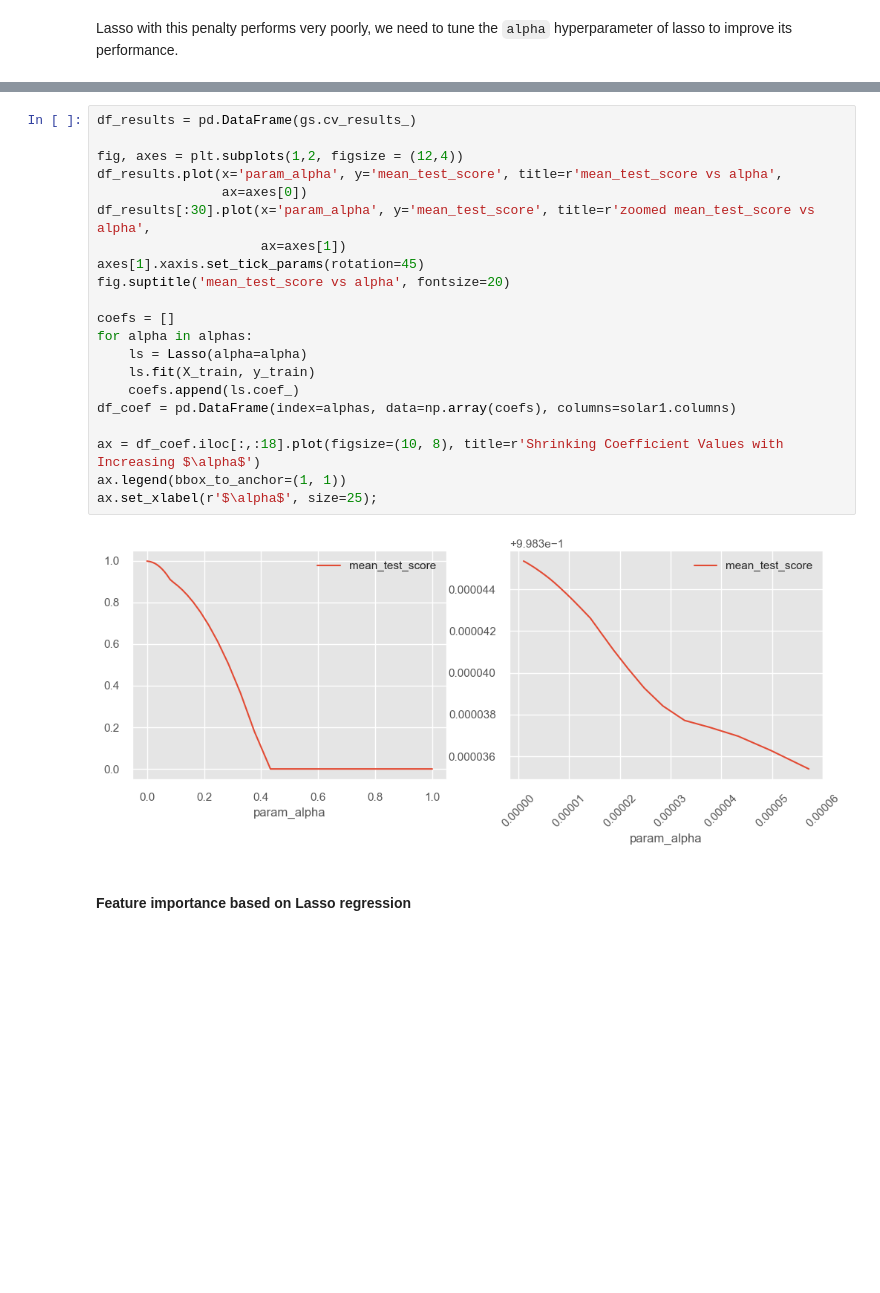
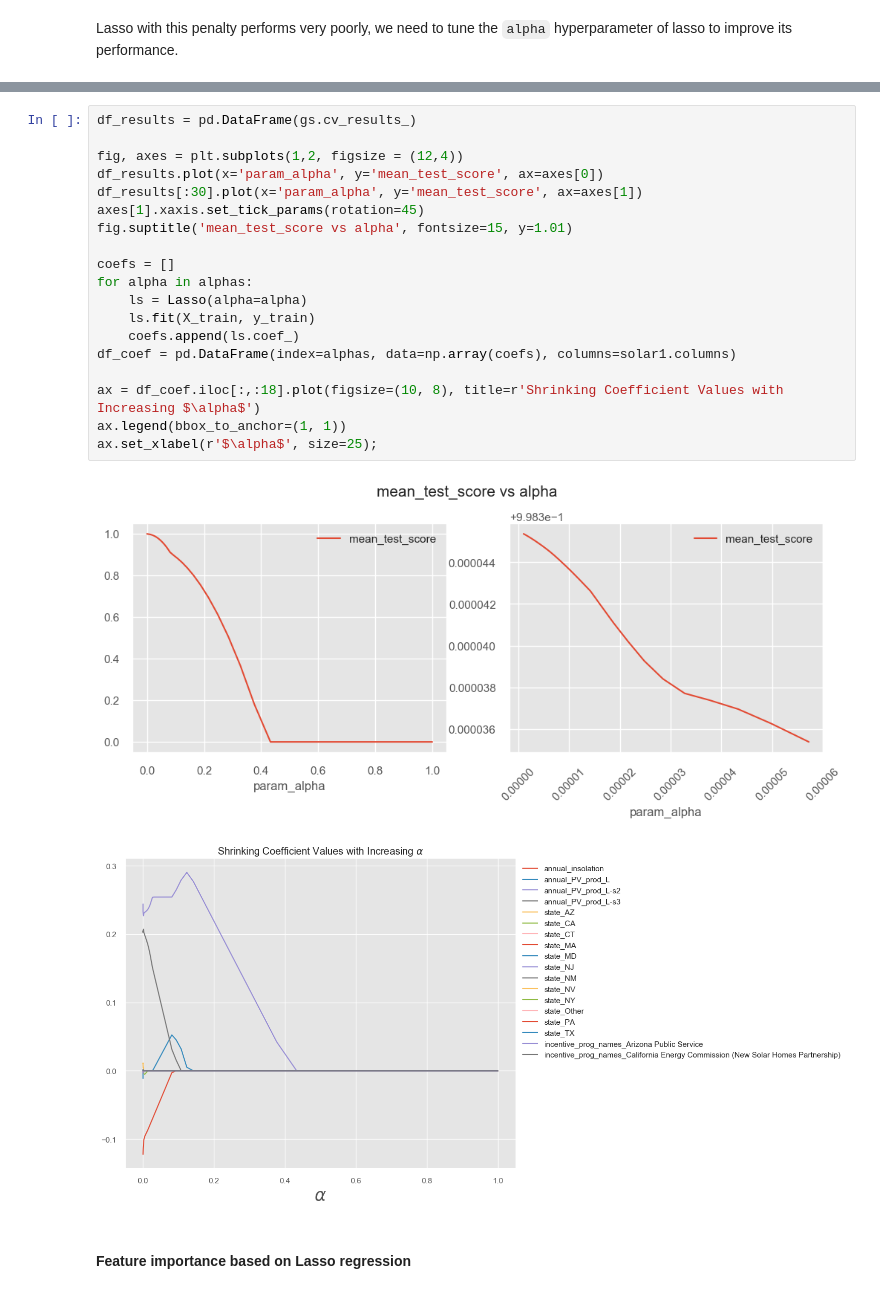
Before and after one commit to JustinBieber87/Solar_size_pred, a Jupyter notebook: Part 1. SolarPanel_SizePrediction.ipynb, the cells around one changed output, grey strips where cells are left out. Cells and saved outputs as stored; diff of their text form; blank space fills up the shorter version.

```diff
--- a/Part 1. SolarPanel_SizePrediction.ipynb
+++ b/Part 1. SolarPanel_SizePrediction.ipynb
@@ -1410,26 +1415,25 @@ Overall model performance with cv_Std_deviation:3.6e-05
 # %%
 df_results = pd.DataFrame(gs.cv_results_)
 
 fig, axes = plt.subplots(1,2, figsize = (12,4))
-df_results.plot(x='param_alpha', y='mean_test_score', title=r'mean_test_score vs alpha',
-                ax=axes[0])
-df_results[:30].plot(x='param_alpha', y='mean_test_score', title=r'zoomed mean_test_score vs alpha',
-                     ax=axes[1])
+df_results.plot(x='param_alpha', y='mean_test_score', ax=axes[0])
+df_results[:30].plot(x='param_alpha', y='mean_test_score', ax=axes[1])
 axes[1].xaxis.set_tick_params(rotation=45)
-fig.suptitle('mean_test_score vs alpha', fontsize=20)
+fig.suptitle('mean_test_score vs alpha', fontsize=15, y=1.01)
 
 coefs = []
 for alpha in alphas:
     ls = Lasso(alpha=alpha)
     ls.fit(X_train, y_train)
     coefs.append(ls.coef_)
 df_coef = pd.DataFrame(index=alphas, data=np.array(coefs), columns=solar1.columns)
 
 ax = df_coef.iloc[:,:18].plot(figsize=(10, 8), title=r'Shrinking Coefficient Values with Increasing $\alpha$')
 ax.legend(bbox_to_anchor=(1, 1))
 ax.set_xlabel(r'$\alpha$', size=25);
 # %% [output]
-[figure, old version]
+[figure, new version]
+[figure, added]
 # %% [markdown]
 #### Feature importance based on Lasso regression
 # %%
```
Also changed, not shown: parts of 27 cells of this notebook.
